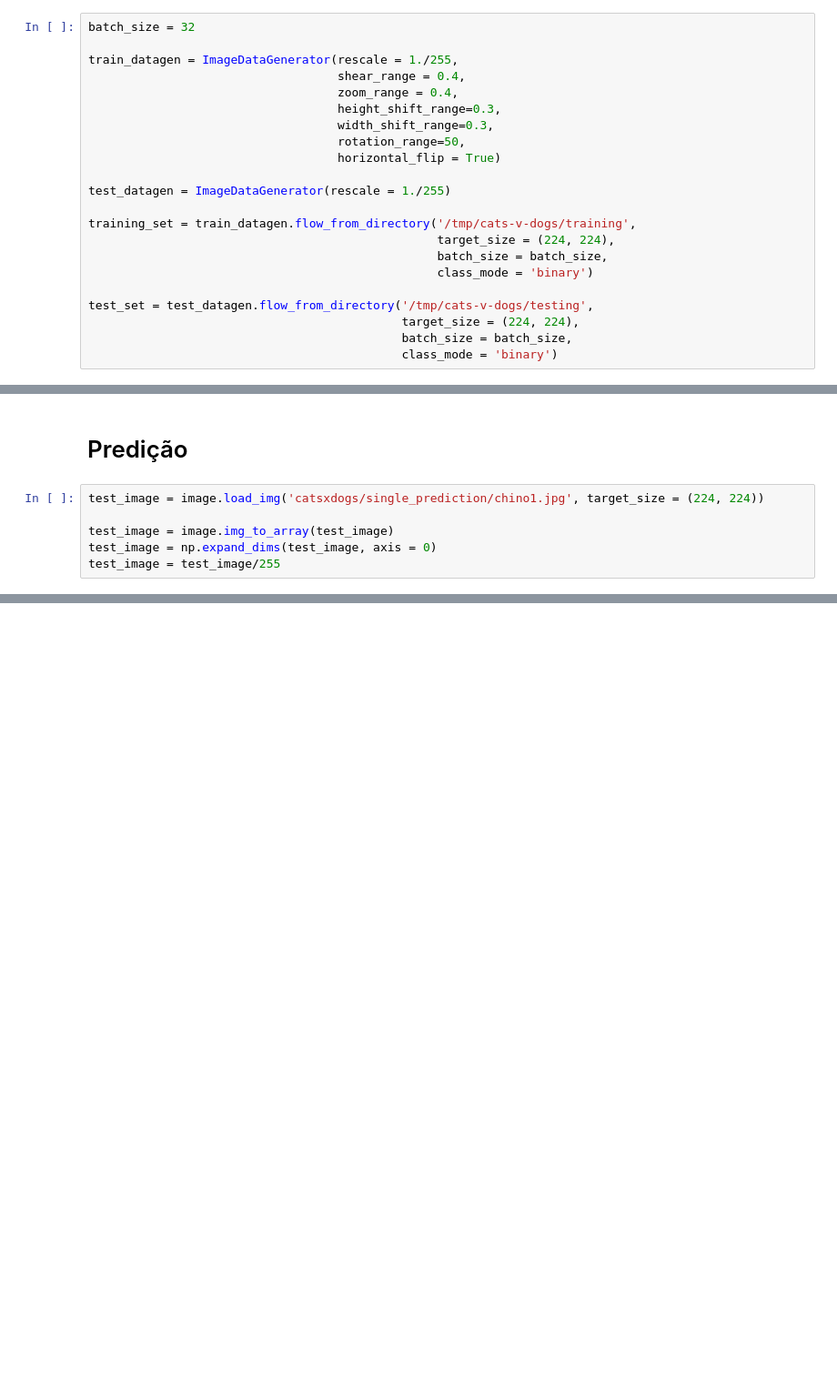
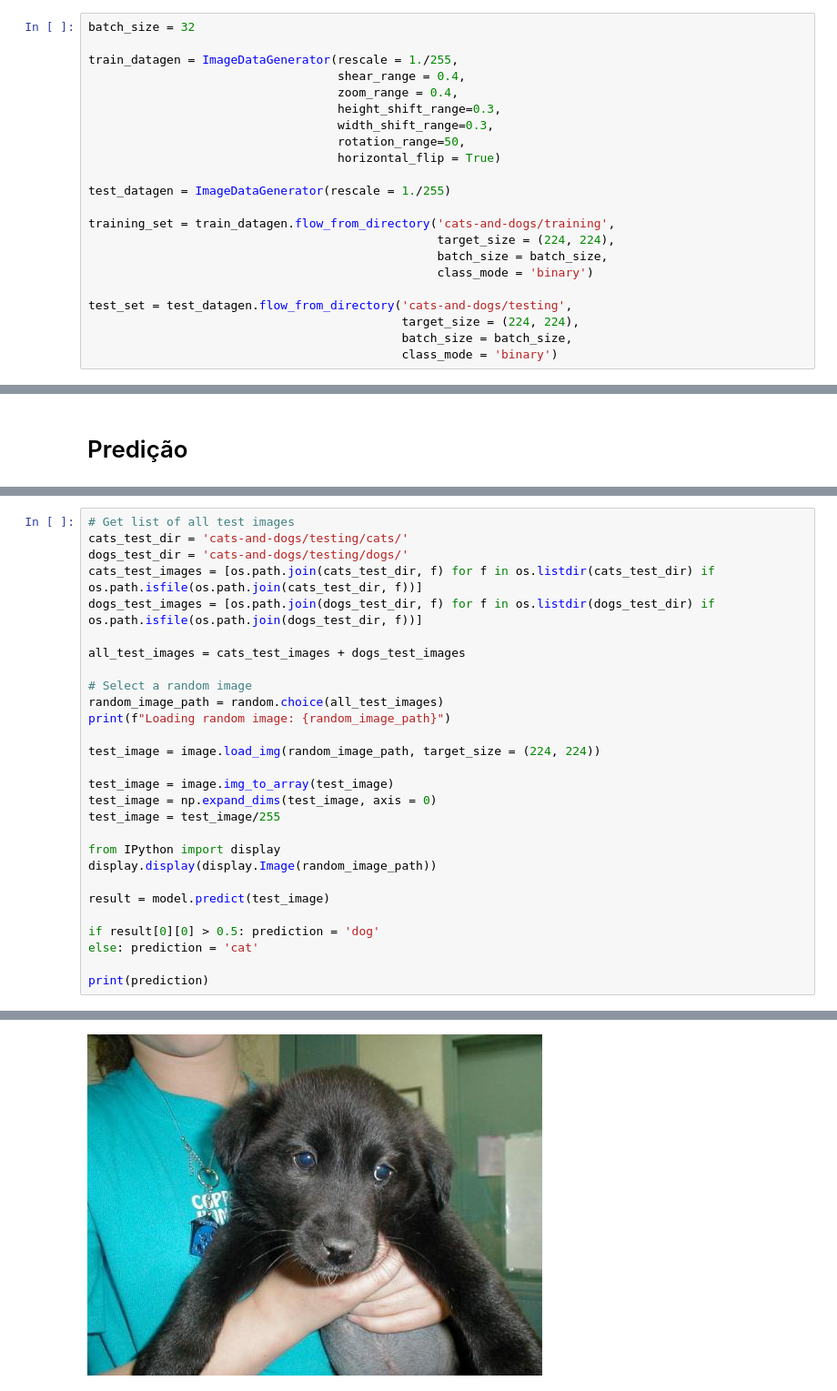
Before and after one commit to FelipeAugus/dio-baires-dev--machine-learning-training-ipynb, a Jupyter notebook: 01-programacao-para-ml/transfer-leanring.ipynb, the cells around one changed output, grey strips where cells are left out. Shown at 91% size. Saved outputs shown, nothing was run; the diff lists cells and outputs as text; blank space fills up the shorter version.

```diff
--- a/01-programacao-para-ml/transfer-leanring.ipynb
+++ b/01-programacao-para-ml/transfer-leanring.ipynb
@@ -110,12 +110,12 @@ train_datagen = ImageDataGenerator(rescale = 1./255,
 
 test_datagen = ImageDataGenerator(rescale = 1./255)
 
-training_set = train_datagen.flow_from_directory('/tmp/cats-v-dogs/training',
+training_set = train_datagen.flow_from_directory('cats-and-dogs/training',
                                                  target_size = (224, 224),
                                                  batch_size = batch_size,
                                                  class_mode = 'binary')
 
-test_set = test_datagen.flow_from_directory('/tmp/cats-v-dogs/testing',
+test_set = test_datagen.flow_from_directory('cats-and-dogs/testing',
                                             target_size = (224, 224),
                                             batch_size = batch_size,
                                             class_mode = 'binary')
@@ -165,8 +176,2 @@ files.download('transferlearning_catsanddogs.h5')
 # %% [markdown]
 # Predição
-# %%
-test_image = image.load_img('catsxdogs/single_prediction/chino1.jpg', target_size = (224, 224))
-
-test_image = image.img_to_array(test_image)
-test_image = np.expand_dims(test_image, axis = 0)
-test_image = test_image/255
@@ -179,0 +178,29 @@ print(prediction)
+# %%
+# Get list of all test images
+cats_test_dir = 'cats-and-dogs/testing/cats/'
+dogs_test_dir = 'cats-and-dogs/testing/dogs/'
+cats_test_images = [os.path.join(cats_test_dir, f) for f in os.listdir(cats_test_dir) if os.path.isfile(os.path.join(cats_test_dir, f))]
+dogs_test_images = [os.path.join(dogs_test_dir, f) for f in os.listdir(dogs_test_dir) if os.path.isfile(os.path.join(dogs_test_dir, f))]
+
+all_test_images = cats_test_images + dogs_test_images
+
+# Select a random image
+random_image_path = random.choice(all_test_images)
+print(f"Loading random image: {random_image_path}")
+
+test_image = image.load_img(random_image_path, target_size = (224, 224))
+
+test_image = image.img_to_array(test_image)
+test_image = np.expand_dims(test_image, axis = 0)
+test_image = test_image/255
+
+from IPython import display
+display.display(display.Image(random_image_path))
+
+result = model.predict(test_image)
+
+if result[0][0] > 0.5: prediction = 'dog'
+else: prediction = 'cat'
+
+print(prediction)
+# %% [output]
@@ -179,0 +208 @@ print(prediction)
+[figure, added]
```
Also changed, not shown: parts of 6 cells of this notebook.
